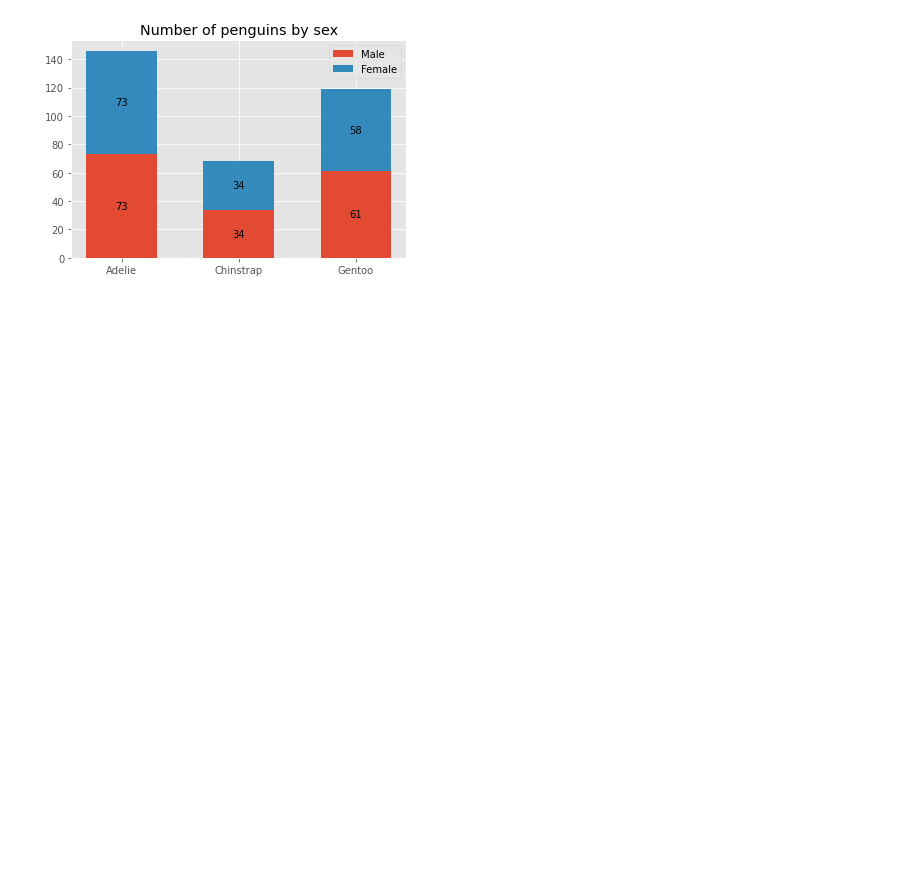
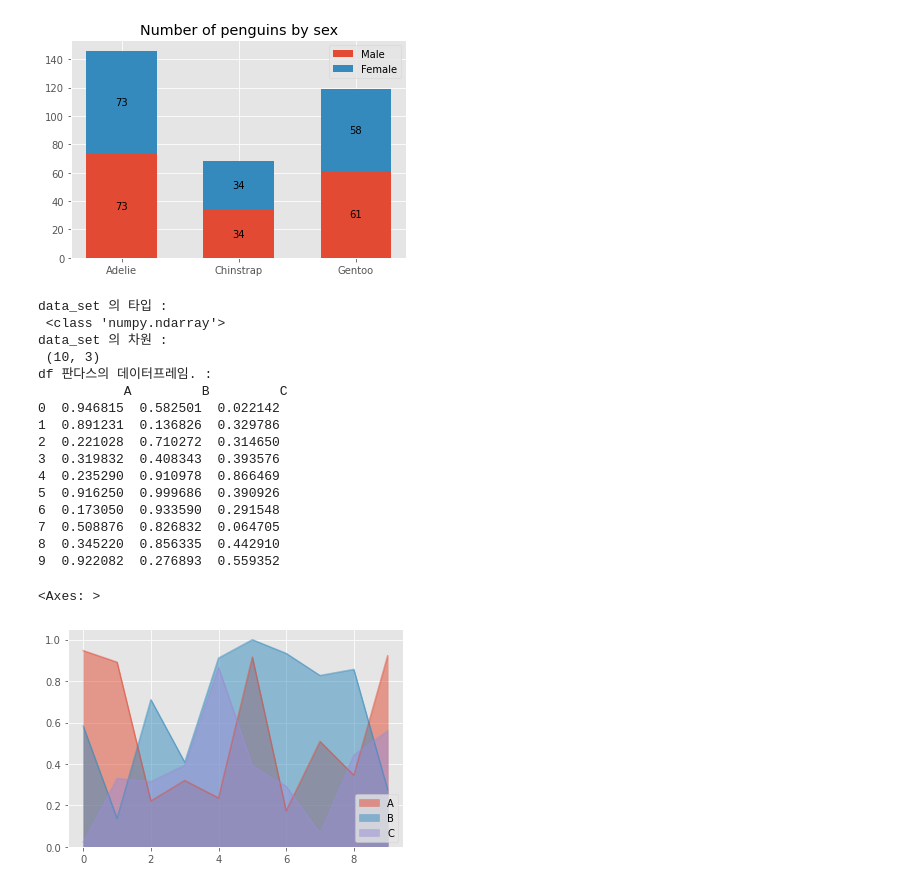
Before and after one commit to Lian-OwO/Python_Test, a Jupyter notebook: ch7_np_pds_mit_basic/testBasic1.ipynb, the cells around one changed output. Drawn from its saved outputs; the diff is of its cells as text; code cells hidden in the pictures; blank space fills up the shorter version.

```diff
--- a/ch7_np_pds_mit_basic/testBasic1.ipynb
+++ b/ch7_np_pds_mit_basic/testBasic1.ipynb
@@ -71,3 +71,49 @@ ax.legend()
 plt.show()
 # %% [output]
 [figure]
+# %%
+# np, Numpy -> 리스트 x , 배열 형식이고, 속도가 빨라서, 빅데이터 처리 도구로 많이 사용함.
+# pandas, -> 데이터 프레임, 엑셀 , 테이블(행, 열) 쉽게 처리하기 위한 도구로 사용이 됨.
+# matplotlib -> 시각화 하기위한 도구.
+import numpy as np
+import pandas as pd
+import matplotlib
+data_set = np.random.rand(10,3)
+# print(f"data_set : \n {data_set}")
+print(f"data_set 의 타입 : \n {type(data_set)}")
+print(f"data_set 의 차원 : \n {data_set.shape}")
+
+# 넘파이 요소 -> 판다스의 데이터 프레임에 넣기.
+df = pd.DataFrame(data_set, columns=["A", "B", "C"])
+print(f"df 판다스의 데이터프레임. : \n {df}")
+
+# 넘파이 -> 판다스 의 데이터 프레임으로 표형태 -> 맵플로립으로 차트그리기
+# 라인 그래프
+# df.plot()
+# 수직 막대 그래프
+# df.plot(kind="bar")
+# 수평 막대 그래프
+# df.plot(kind="barh")
+# 면적을 이용한 선 그래프
+# df.plot(kind="area")
+# 면적을 이용한 선 그래프, 중첩 되지 않게
+df.plot(kind="area", stacked=False)
+# %% [output]
+data_set 의 타입 :
+ <class 'numpy.ndarray'>
+data_set 의 차원 :
+ (10, 3)
+df 판다스의 데이터프레임. :
+           A         B         C
+0  0.946815  0.582501  0.022142
+1  0.891231  0.136826  0.329786
+2  0.221028  0.710272  0.314650
+3  0.319832  0.408343  0.393576
+4  0.235290  0.910978  0.866469
+5  0.916250  0.999686  0.390926
+6  0.173050  0.933590  0.291548
+7  0.508876  0.826832  0.064705
+8  0.345220  0.856335  0.442910
+9  0.922082  0.276893  0.559352
+<Axes: >
+[figure, added]
```
Also changed, not shown: parts of 12 cells of this notebook, 39 other files.
